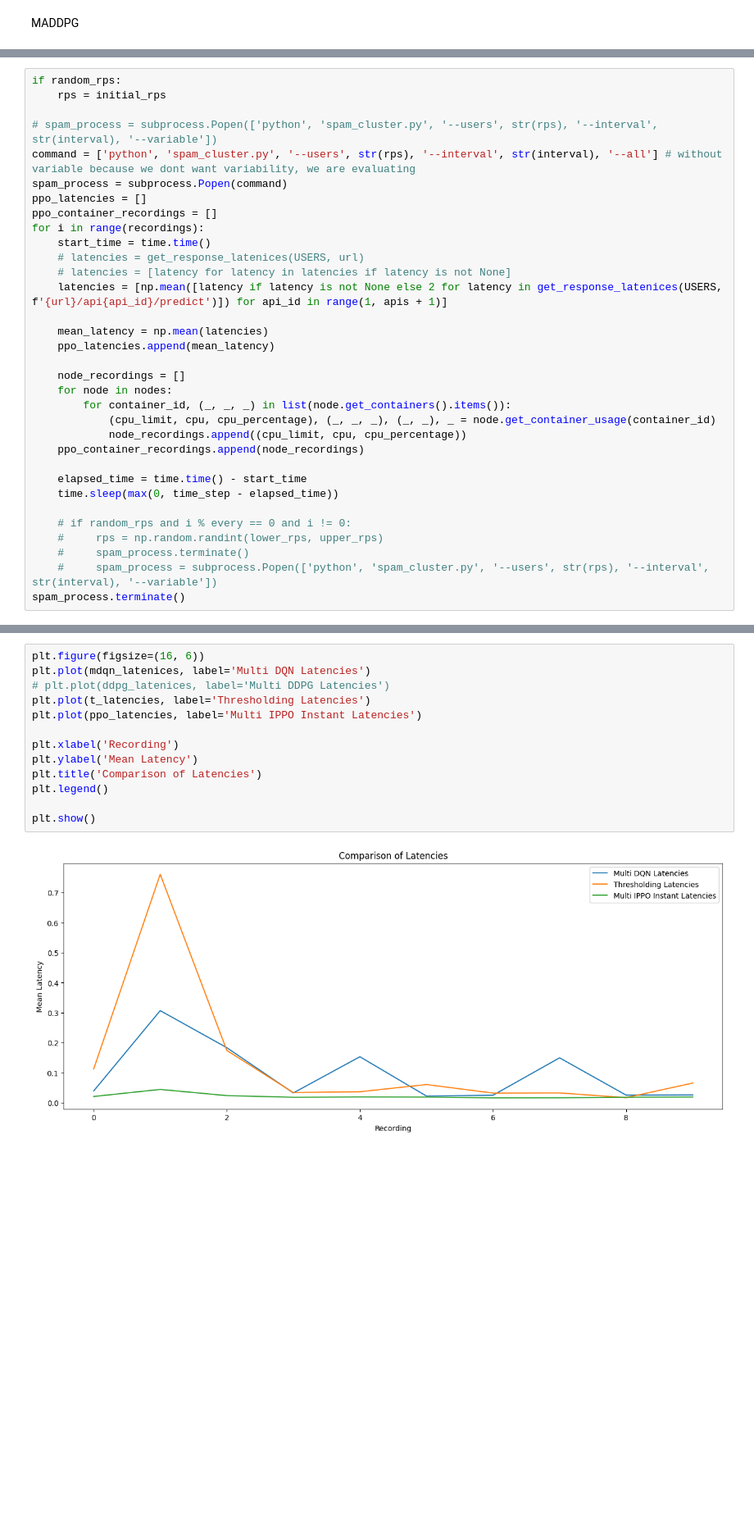
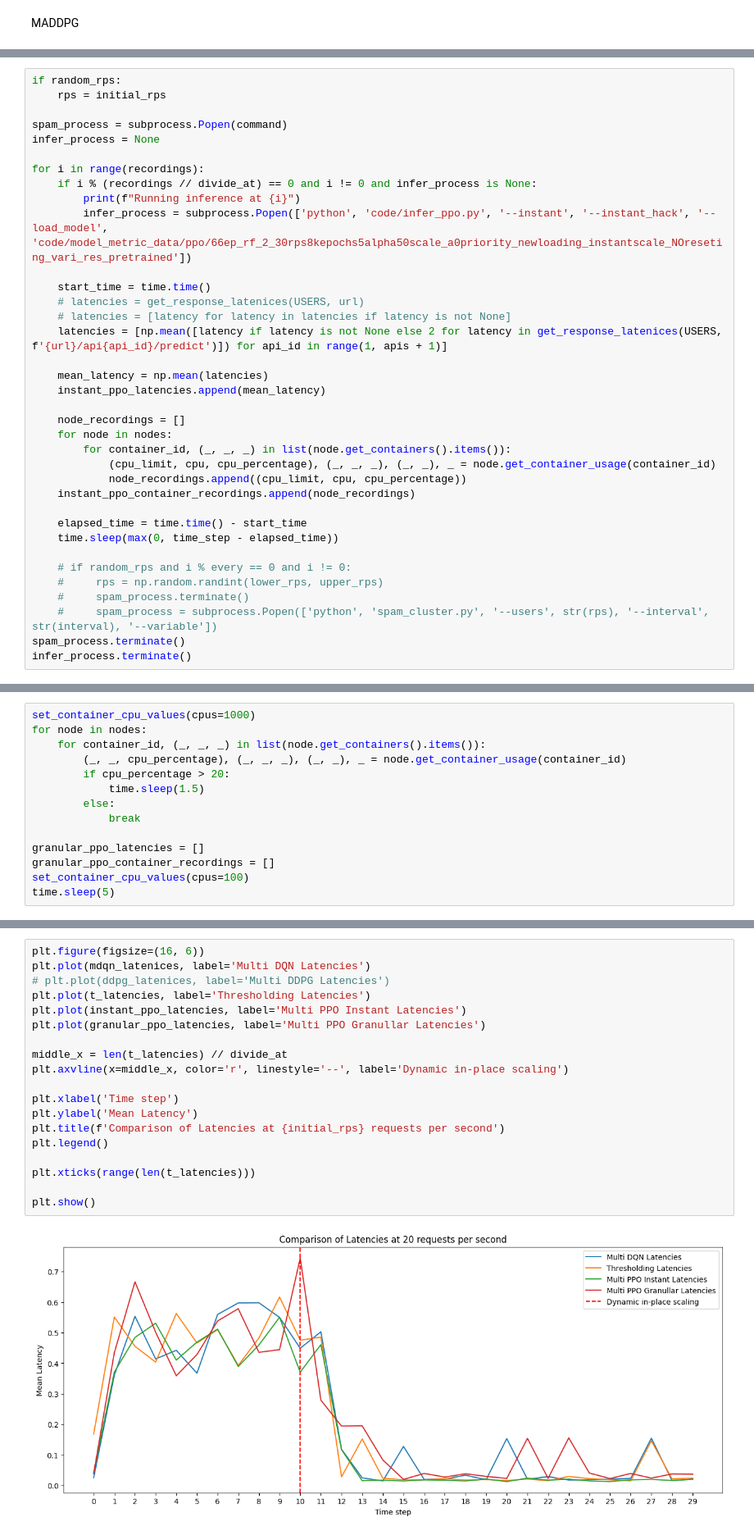
Before and after one commit to sensorlab/agent-edgeautoscaling, a Jupyter notebook: code/measure_latenices_under_load.ipynb, the cells around one changed output, grey strips where cells are left out. Shown at 82% size. Saved outputs shown, nothing was run; the diff lists cells and outputs as text; blank space fills up the shorter version.

```diff
--- a/code/measure_latenices_under_load.ipynb
+++ b/code/measure_latenices_under_load.ipynb
@@ -149,26 +260,28 @@ MA IPPO
 if random_rps:
     rps = initial_rps
 
-# spam_process = subprocess.Popen(['python', 'spam_cluster.py', '--users', str(rps), '--interval', str(interval), '--variable'])
-command = ['python', 'spam_cluster.py', '--users', str(rps), '--interval', str(interval), '--all'] # without variable because we dont want variability, we are evaluating
 spam_process = subprocess.Popen(command)
-ppo_latencies = []
-ppo_container_recordings = []
+infer_process = None
+
 for i in range(recordings):
+    if i % (recordings // divide_at) == 0 and i != 0 and infer_process is None:
+        print(f"Running inference at {i}")
+        infer_process = subprocess.Popen(['python', 'code/infer_ppo.py', '--instant', '--instant_hack', '--load_model', 'code/model_metric_data/ppo/66ep_rf_2_30rps8kepochs5alpha50scale_a0priority_newloading_instantscale_NOreseting_vari_res_pretrained'])
+
     start_time = time.time()
     # latencies = get_response_latenices(USERS, url)
     # latencies = [latency for latency in latencies if latency is not None]
     latencies = [np.mean([latency if latency is not None else 2 for latency in get_response_latenices(USERS, f'{url}/api{api_id}/predict')]) for api_id in range(1, apis + 1)]
 
     mean_latency = np.mean(latencies)
-    ppo_latencies.append(mean_latency)
+    instant_ppo_latencies.append(mean_latency)
 
     node_recordings = []
     for node in nodes:
         for container_id, (_, _, _) in list(node.get_containers().items()):
             (cpu_limit, cpu, cpu_percentage), (_, _, _), (_, _), _ = node.get_container_usage(container_id)
             node_recordings.append((cpu_limit, cpu, cpu_percentage))
-    ppo_container_recordings.append(node_recordings)
+    instant_ppo_container_recordings.append(node_recordings)
 
     elapsed_time = time.time() - start_time
     time.sleep(max(0, time_step - elapsed_time))
@@ -178,6 +291,7 @@ for i in range(recordings):
     #     spam_process.terminate()
     #     spam_process = subprocess.Popen(['python', 'spam_cluster.py', '--users', str(rps), '--interval', str(interval), '--variable'])
 spam_process.terminate()
+infer_process.terminate()
 # %% [output]
 Loading the cluster with 20 users on http://localhost:31923/api1/predict
 Loading the cluster with 20 users on http://localhost:31923/api2/predict
@@ -184,0 +315,14 @@ Loading the cluster with 20 users on http://localhost:31923/api3/predict
+# %%
+set_container_cpu_values(cpus=1000)
+for node in nodes:
+    for container_id, (_, _, _) in list(node.get_containers().items()):
+        (_, _, cpu_percentage), (_, _, _), (_, _), _ = node.get_container_usage(container_id)
+        if cpu_percentage > 20:
+            time.sleep(1.5)
+        else:
+            break
+
+granular_ppo_latencies = []
+granular_ppo_container_recordings = []
+set_container_cpu_values(cpus=100)
+time.sleep(5)
@@ -185,16 +391,22 @@ Loading the cluster with 20 users on http://localhost:31923/api3/predict
 # %%
 plt.figure(figsize=(16, 6))
 plt.plot(mdqn_latenices, label='Multi DQN Latencies')
 # plt.plot(ddpg_latenices, label='Multi DDPG Latencies')
 plt.plot(t_latencies, label='Thresholding Latencies')
-plt.plot(ppo_latencies, label='Multi IPPO Instant Latencies')
+plt.plot(instant_ppo_latencies, label='Multi PPO Instant Latencies')
+plt.plot(granular_ppo_latencies, label='Multi PPO Granullar Latencies')
 
-plt.xlabel('Recording')
+middle_x = len(t_latencies) // divide_at
+plt.axvline(x=middle_x, color='r', linestyle='--', label='Dynamic in-place scaling')
+
+plt.xlabel('Time step')
 plt.ylabel('Mean Latency')
-plt.title('Comparison of Latencies')
+plt.title(f'Comparison of Latencies at {initial_rps} requests per second')
 plt.legend()
 
+plt.xticks(range(len(t_latencies)))
+
 plt.show()
 # %% [output]
-[figure, old version]
+[figure, new version]
 # %%
```
Also changed, not shown: parts of 18 cells of this notebook.
